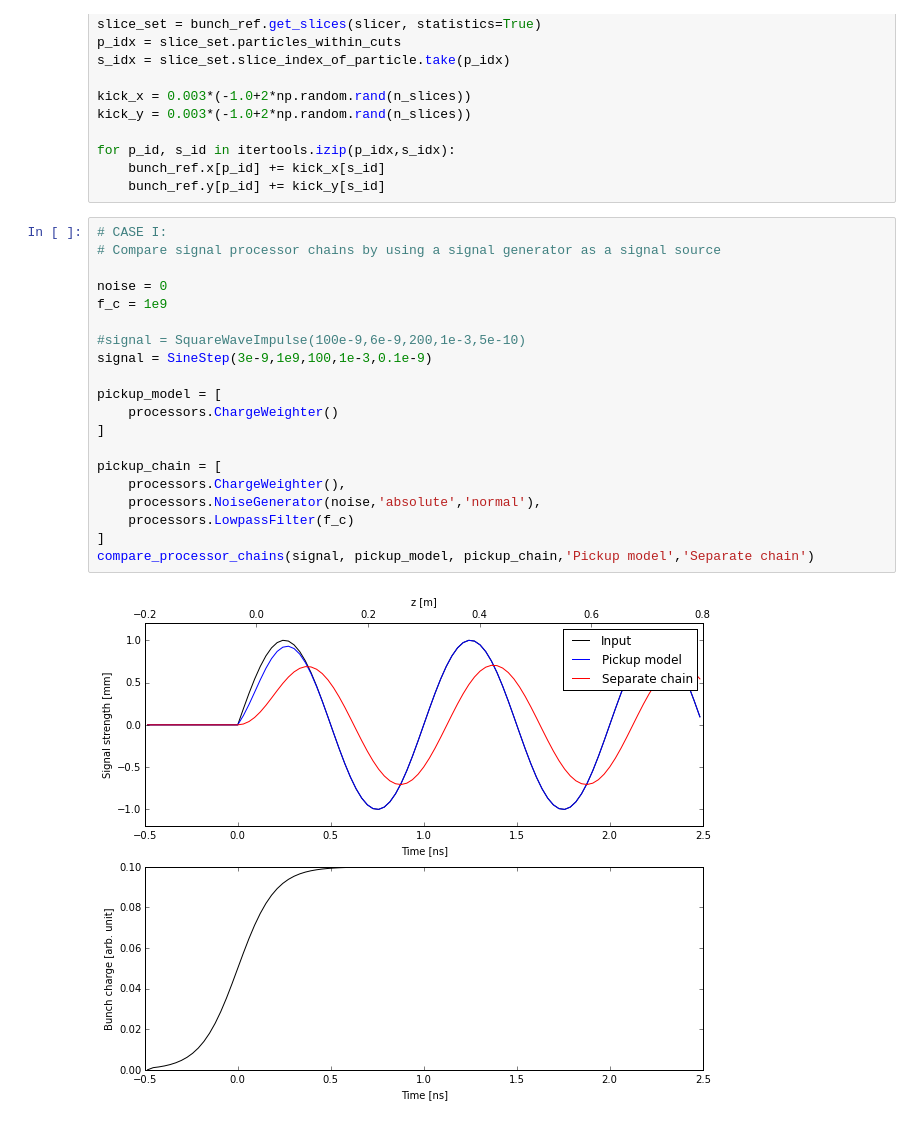
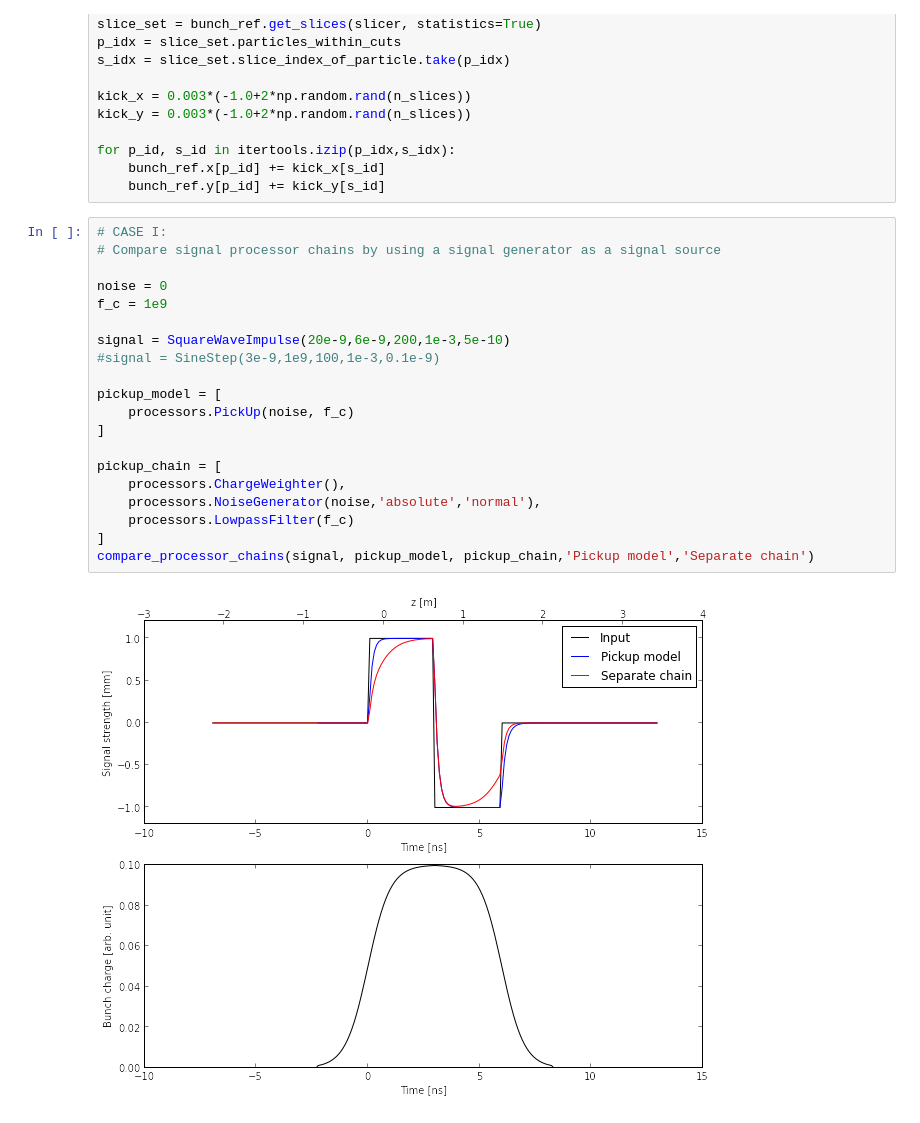
Before and after one commit to jkomppula/PyHEADTAIL_feedback, a Jupyter notebook: interactive-tests/SignalProcessorTest.ipynb, the cells around one changed output. Cells and saved outputs as stored; diff of their text form.

```diff
--- a/interactive-tests/SignalProcessorTest.ipynb
+++ b/interactive-tests/SignalProcessorTest.ipynb
@@ -263,25 +265,25 @@ for p_id, s_id in itertools.izip(p_idx,s_idx):
 # %%
 # CASE I:
 # Compare signal processor chains by using a signal generator as a signal source
 
 noise = 0
 f_c = 1e9
 
-#signal = SquareWaveImpulse(100e-9,6e-9,200,1e-3,5e-10)
-signal = SineStep(3e-9,1e9,100,1e-3,0.1e-9)
+signal = SquareWaveImpulse(20e-9,6e-9,200,1e-3,5e-10)
+#signal = SineStep(3e-9,1e9,100,1e-3,0.1e-9)
 
 pickup_model = [
-    processors.ChargeWeighter()
+    processors.PickUp(noise, f_c)
 ]
 
 pickup_chain = [
     processors.ChargeWeighter(),
     processors.NoiseGenerator(noise,'absolute','normal'),
     processors.LowpassFilter(f_c)
 ]
 compare_processor_chains(signal, pickup_model, pickup_chain,'Pickup model','Separate chain')
 # %% [output]
-[figure, old version]
+[figure, new version]
 # %%
 # CASE II:
 # Compare signal processor chains by using the generated bunch as a signal source
```
Also changed, not shown: parts of 2 cells of this notebook, 5 other files.
